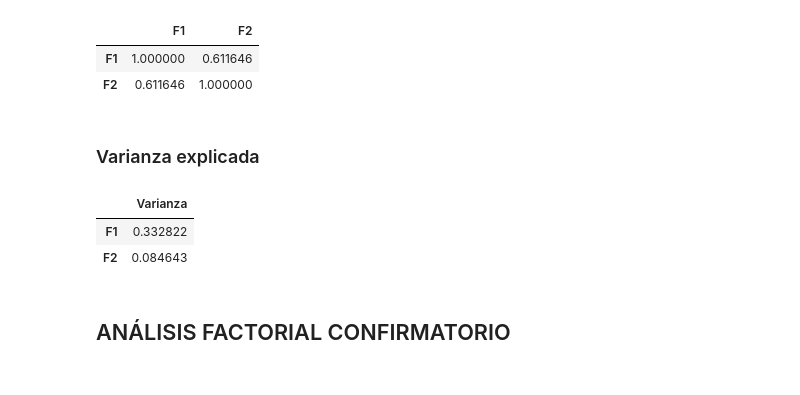
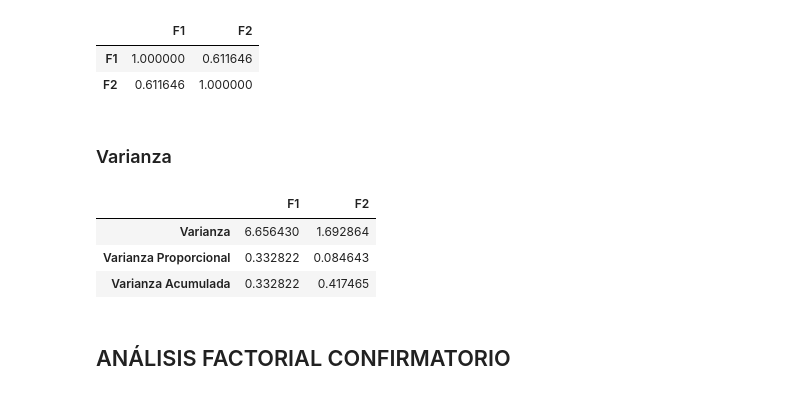
Before and after one commit to jisaaco/everchanging, a Jupyter notebook: factor_analysis_karina.ipynb, the cells around one changed output. Cells and saved outputs as stored; diff of their text form; code cells hidden in the pictures.

```diff
--- a/factor_analysis_karina.ipynb
+++ b/factor_analysis_karina.ipynb
@@ -293,7 +297,7 @@ sns.lineplot(data = df,
 # %%
 fa = FactorAnalyzer(n_factors = 2,
                     rotation = 'oblimin',
-                    method = 'ml',
+                    method = 'principal',
                     use_smc = True)
 fa.fit(Z_exp)
 
@@ -339,17 +343,20 @@ correlaciones
 | F1 | 1.000000 | 0.611646 |
 | F2 | 0.611646 | 1.000000 |
 # %% [markdown]
-### Varianza explicada
+### Varianza
 # %%
-var_array = fa.get_factor_variance()[1]
+var_array = fa.get_factor_variance()
 varianzas = pd.DataFrame(var_array,
-                         columns = ['Varianza'],
-                         index = cols_exp)
+                         columns = cols_exp,
+                         index = ['Varianza',
+                                  'Varianza Proporcional',
+                                  'Varianza Acumulada'])
 varianzas
 # %% [output]
-|  | Varianza |
-| F1 | 0.332822 |
-| F2 | 0.084643 |
+|  | F1 | F2 |
+| Varianza | 6.656430 | 1.692864 |
+| Varianza Proporcional | 0.332822 | 0.084643 |
+| Varianza Acumulada | 0.332822 | 0.417465 |
 # %% [markdown]
 ## ANÁLISIS FACTORIAL CONFIRMATORIO
 # %% [markdown]
```
Also changed, not shown: parts of 8 cells of this notebook.
